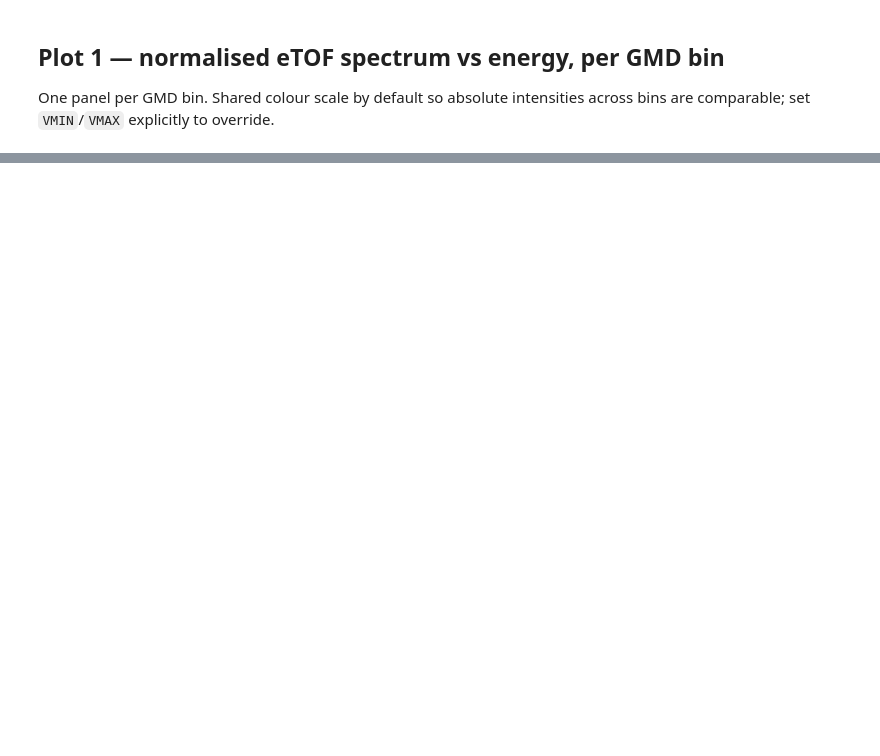
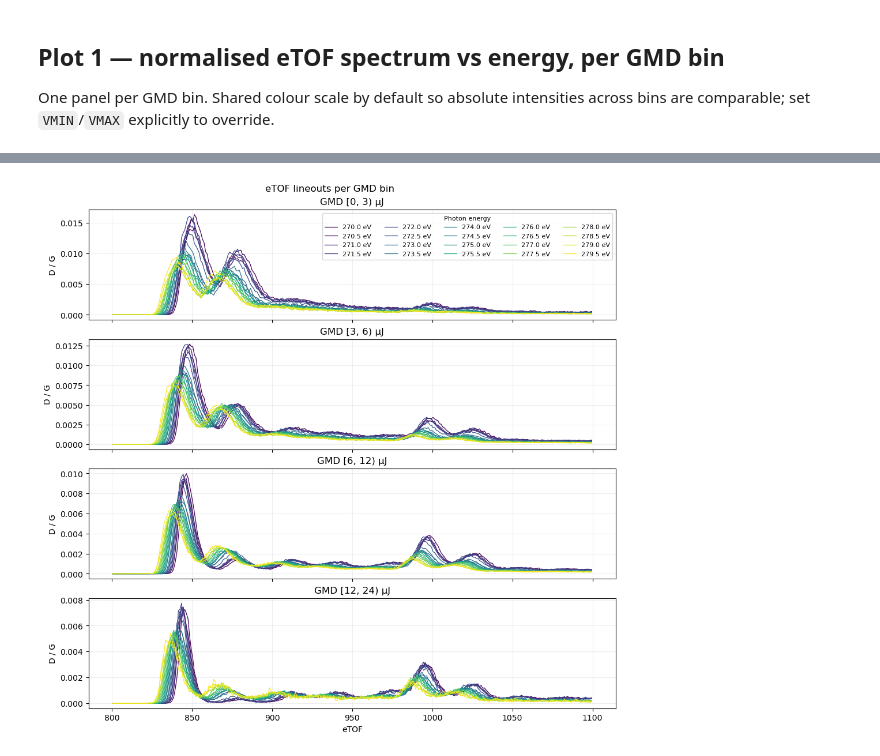
Before and after one commit to ogalexander/glycine26, a Jupyter notebook: analysis/notebooks/cfg1_etof_vs_energy.ipynb, the cells around one changed output, grey strips where cells are left out. Drawn from its saved outputs; the diff is of its cells as text; code cells hidden in the pictures; blank space fills up the shorter version.

```diff
--- a/analysis/notebooks/cfg1_etof_vs_energy.ipynb
+++ b/analysis/notebooks/cfg1_etof_vs_energy.ipynb
@@ -169 +232,80 @@ plt.show()
+# %%
+# --- Lineout plot: eTOF spectra per GMD bin -------------------------
+
+ENERGIES_TO_PLOT = None
+# Example if you want fewer curves:
+# ENERGIES_TO_PLOT = [270.0, 272.0, 274.0, 276.0, 278.0, 279.5]
+
+TOF_LINEOUT_RANGE = (800, 1100)
+
+# Optional smoothing only for visual comparison.
+# Set to 1 for no smoothing.
+SMOOTH_BINS = 1
+# SMOOTH_BINS = 5
+
+def _smooth_1d(y, width):
+    if width is None or width <= 1:
+        return y
+    kernel = np.ones(int(width), dtype=float) / float(width)
+    return np.convolve(y, kernel, mode="same")
+
+tof_cent = 0.5 * (tof_edges[:-1] + tof_edges[1:])
+
+if ENERGIES_TO_PLOT is None:
+    plot_idx = np.arange(len(energies))
+else:
+    plot_idx = []
+    for e in ENERGIES_TO_PLOT:
+        i = int(np.argmin(np.abs(energies - e)))
+        if abs(energies[i] - e) > 1e-6:
+            print(f"warning: requested {e} eV, using nearest {energies[i]} eV")
+        plot_idx.append(i)
+    plot_idx = np.array(plot_idx, dtype=int)
+
+xmask = np.ones_like(tof_cent, dtype=bool)
+if TOF_LINEOUT_RANGE[0] is not None:
+    xmask &= tof_cent >= TOF_LINEOUT_RANGE[0]
+if TOF_LINEOUT_RANGE[1] is not None:
+    xmask &= tof_cent <= TOF_LINEOUT_RANGE[1]
+
+fig, axes = plt.subplots(
+    n_gmd, 1,
+    figsize=(10, 2.4 * n_gmd),
+    sharex=True,
+    constrained_layout=True,
+)
+axes = np.atleast_1d(axes)
+
+cmap = plt.get_cmap("viridis")
+colors = cmap(np.linspace(0, 1, len(plot_idx)))
+
+for g, ax in enumerate(axes):
+    for c, i in zip(colors, plot_idx):
+        y = stack[i, g, :]
+        y = _smooth_1d(y, SMOOTH_BINS)
+        ax.plot(
+            tof_cent[xmask],
+            y[xmask],
+            lw=0.9,
+            color=c,
+            label=f"{energies[i]:.1f} eV",
+        )
+
+    ax.set_title(f"GMD [{gmd_edges[g]:.2g}, {gmd_edges[g + 1]:.2g}) µJ")
+    ax.set_ylabel("D / G")
+    ax.grid(alpha=0.2)
+
+axes[-1].set_xlabel("eTOF")
+axes[0].legend(
+    title="Photon energy",
+    ncols=min(5, len(plot_idx)),
+    fontsize=8,
+    title_fontsize=8,
+    loc="upper right",
+)
+
+fig.suptitle("eTOF lineouts per GMD bin")
+plt.show()
+# %% [output]
+[figure, added]
 # %% [markdown]
```
Also changed, not shown: parts of 7 cells of this notebook, 1 other file.
